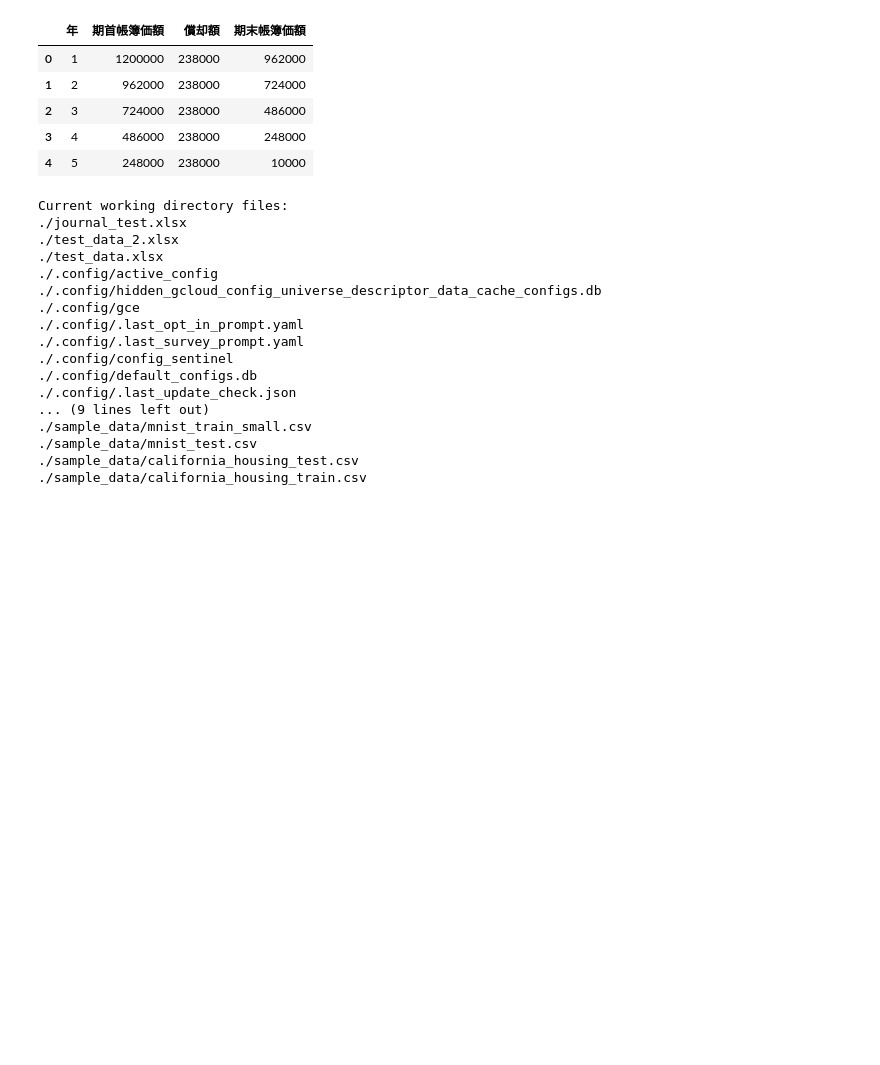
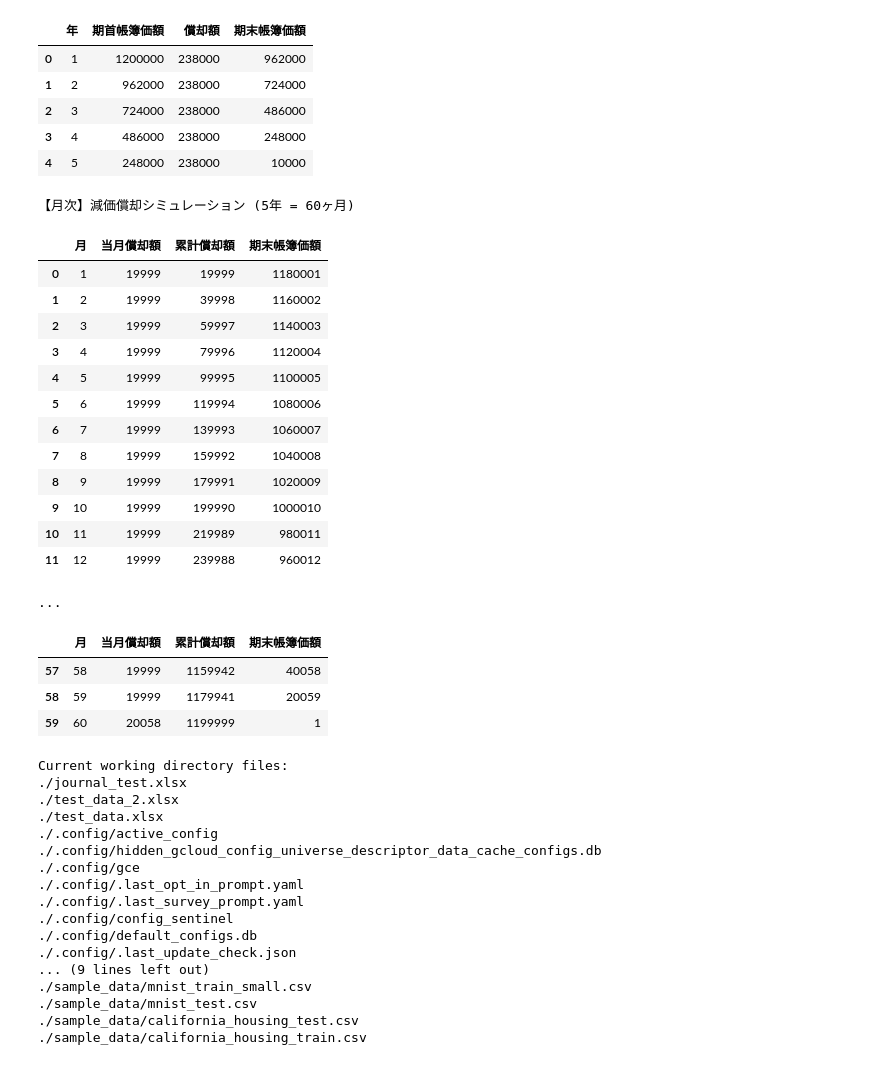
Before and after one commit to Koji-Accounting-Tech/D365-Finance-Data-Validator, a Jupyter notebook: D365_Data_Processing.ipynb, the cells around one changed output. Drawn from its saved outputs; the diff is of its cells as text; code cells hidden in the pictures; blank space fills up the shorter version.

```diff
--- a/D365_Data_Processing.ipynb
+++ b/D365_Data_Processing.ipynb
@@ -83,6 +83,75 @@ display(depreciation_df)
 | 2 | 3 | 724000 | 238000 | 486000 |
 | 3 | 4 | 486000 | 238000 | 248000 |
 | 4 | 5 | 248000 | 238000 | 10000 |
+# %%
+import pandas as pd
+import math
+
+def calculate_monthly_depreciation(acquisition_cost, salvage_value, useful_life_years):
+    """
+    定額法に基づき、月次の償却スケジュールを生成する関数
+    """
+    # 総償却月数
+    total_months = useful_life_years * 12
+    # 総償却対象額
+    total_depreciable_amount = acquisition_cost - salvage_value
+    # 月次の標準償却額（端数は切り捨て、最終月で調整）
+    monthly_depreciation = math.floor(total_depreciable_amount / total_months)
+
+    schedule = []
+    accumulated_depreciation = 0 # 累計償却額
+
+    for month in range(1, total_months + 1):
+        # 最終月の判定（残りの償却対象額をすべて計上して端数を調整）
+        if month == total_months:
+            depreciation_amount = total_depreciable_amount - accumulated_depreciation
+        else:
+            depreciation_amount = monthly_depreciation
+
+        accumulated_depreciation += depreciation_amount
+        current_book_value = acquisition_cost - accumulated_depreciation
+
+        schedule.append({
+            "月": month,
+            "当月償却額": int(depreciation_amount),
+            "累計償却額": int(accumulated_depreciation),
+            "期末帳簿価額": int(current_book_value)
+        })
+
+    return pd.DataFrame(schedule)
+
+# --- テスト実行 ---
+cost = 1200000
+salvage = 1
+years = 5
+
+monthly_df = calculate_monthly_depreciation(cost, salvage, years)
+
+print(f"【月次】減価償却シミュレーション ({years}年 = {years*12}ヶ月)")
+# 全件表示すると長いので、最初と最後だけ表示
+display(monthly_df.head(12)) # 1年目
+print("...")
+display(monthly_df.tail(3))  # 最終月付近
+# %% [output]
+【月次】減価償却シミュレーション (5年 = 60ヶ月)
+|  | 月 | 当月償却額 | 累計償却額 | 期末帳簿価額 |
+| 0 | 1 | 19999 | 19999 | 1180001 |
+| 1 | 2 | 19999 | 39998 | 1160002 |
+| 2 | 3 | 19999 | 59997 | 1140003 |
+| 3 | 4 | 19999 | 79996 | 1120004 |
+| 4 | 5 | 19999 | 99995 | 1100005 |
+| 5 | 6 | 19999 | 119994 | 1080006 |
+| 6 | 7 | 19999 | 139993 | 1060007 |
+| 7 | 8 | 19999 | 159992 | 1040008 |
+| 8 | 9 | 19999 | 179991 | 1020009 |
+| 9 | 10 | 19999 | 199990 | 1000010 |
+| 10 | 11 | 19999 | 219989 | 980011 |
+| 11 | 12 | 19999 | 239988 | 960012 |
+...
+|  | 月 | 当月償却額 | 累計償却額 | 期末帳簿価額 |
+| 57 | 58 | 19999 | 1159942 | 40058 |
+| 58 | 59 | 19999 | 1179941 | 20059 |
+| 59 | 60 | 20058 | 1199999 | 1 |
 # %%
 from google.colab import drive
 drive.mount('/content/drive')
```
